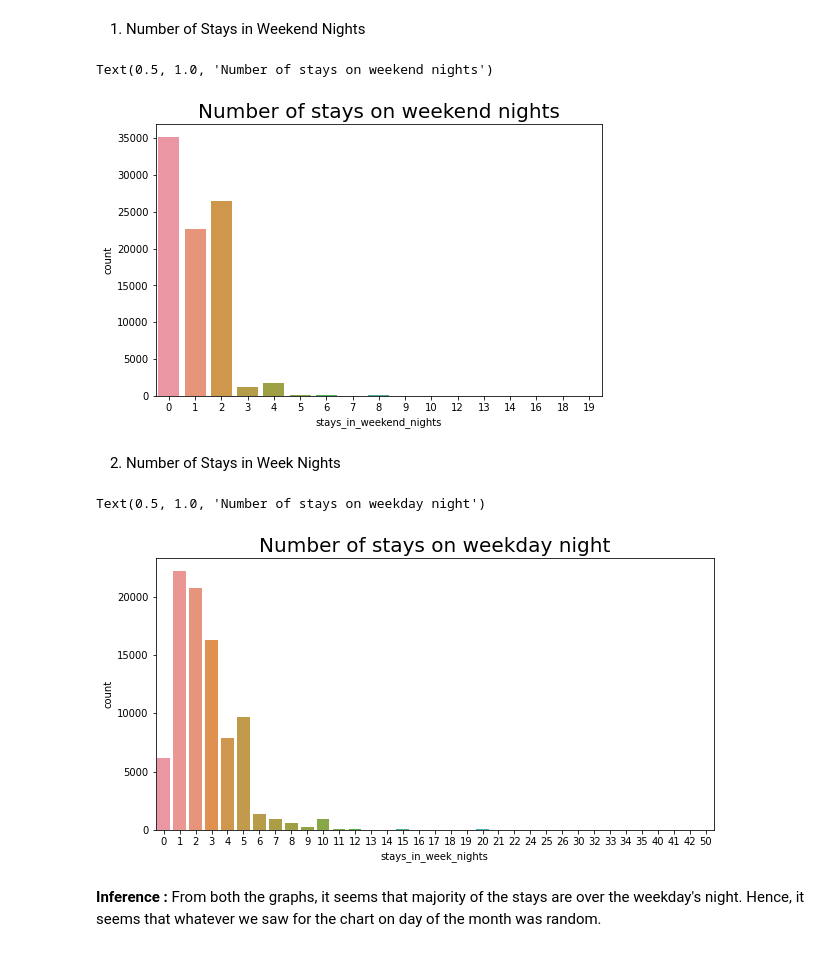
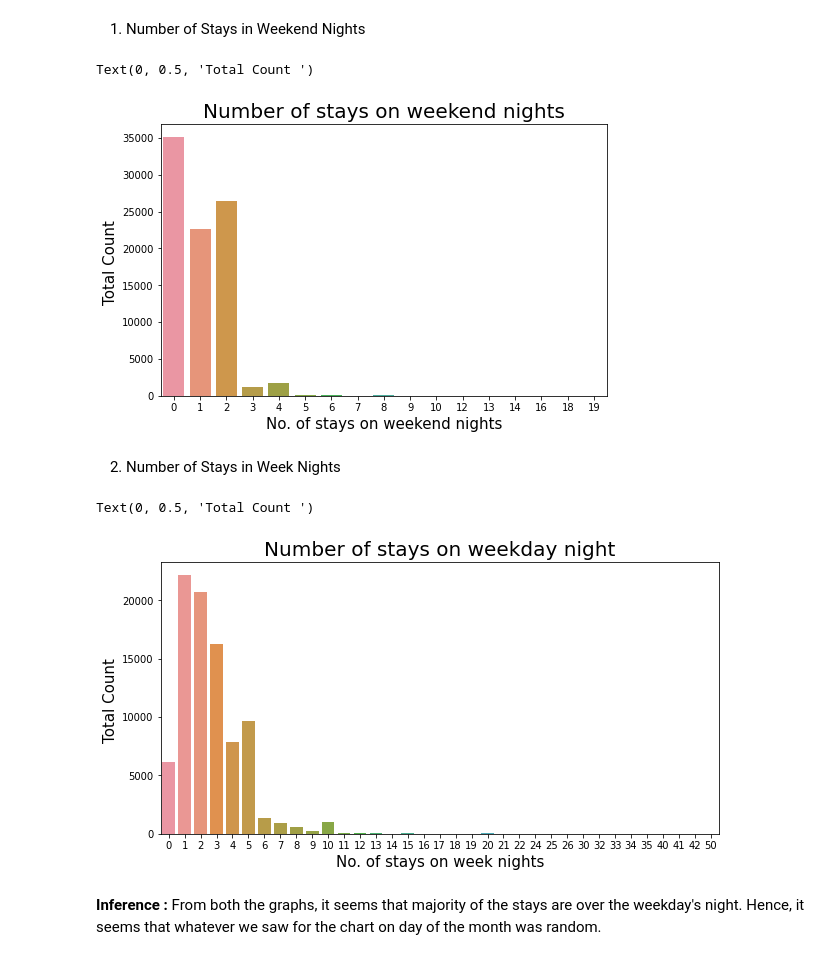
Before and after one commit to rohithv-21/Hotel-booking-analysis, a Jupyter notebook: Hotel_booking_analysis_(Team).ipynb, the cells around one changed output. Cells and saved outputs as stored; diff of their text form; code cells hidden in the pictures.

```diff
--- a/Hotel_booking_analysis_(Team).ipynb
+++ b/Hotel_booking_analysis_(Team).ipynb
@@ -24,6 +26,6 @@ Mounted at /content/drive
 # %%
 # read the csv file
 
-file_path ="/content/drive/MyDrive/Capstone Project/Rohith.V - Hotel booking analysis EDA/Hotel Bookings.csv"
+file_path ="/content/drive/MyDrive/Colab Notebooks/Capstone Project 1/Rohith.V - Hotel booking analysis EDA/Hotel Bookings.csv"
 hotel_booking_analysis_data = pd.read_csv(file_path)
 # %%
@@ -502,17 +584,21 @@ Text(0.5, 1.0, 'Types of distribution channel')
 # %%
 plt.figure(figsize=(8,5))
 sns.countplot(data = df, x = 'stays_in_weekend_nights').set_title('Number of stays on weekend nights', fontsize = 20)
+plt.xlabel('No. of stays on weekend nights', fontsize = 15)
+plt.ylabel('Total Count ',fontsize = 15)
 # %% [output]
-Text(0.5, 1.0, 'Number of stays on weekend nights')
+Text(0, 0.5, 'Total Count ')
-[figure, old version]
+[figure, new version]
 # %% [markdown]
 2) Number of Stays in Week Nights
 # %%
 plt.figure(figsize=(10,5))
 sns.countplot(data = df, x = 'stays_in_week_nights' ).set_title('Number of stays on weekday night' , fontsize = 20)
+plt.xlabel('No. of stays on week nights', fontsize = 15)
+plt.ylabel('Total Count ',fontsize = 15)
 # %% [output]
-Text(0.5, 1.0, 'Number of stays on weekday night')
+Text(0, 0.5, 'Total Count ')
-[figure, old version]
+[figure, new version]
 # %% [markdown]
 **Inference :** From both the graphs, it seems that majority of the stays are over the weekday's night. Hence, it seems that whatever we saw for the chart on day of the month was random.
 # %% [markdown]
```
Also changed, not shown: parts of 41 cells of this notebook.
